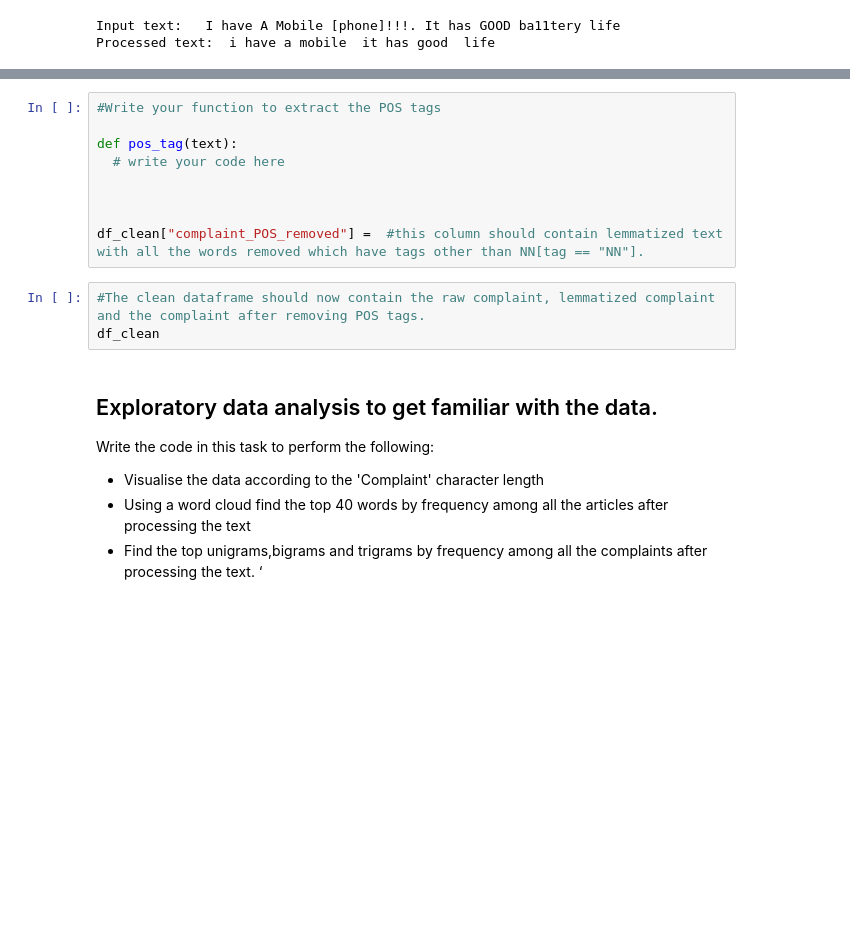
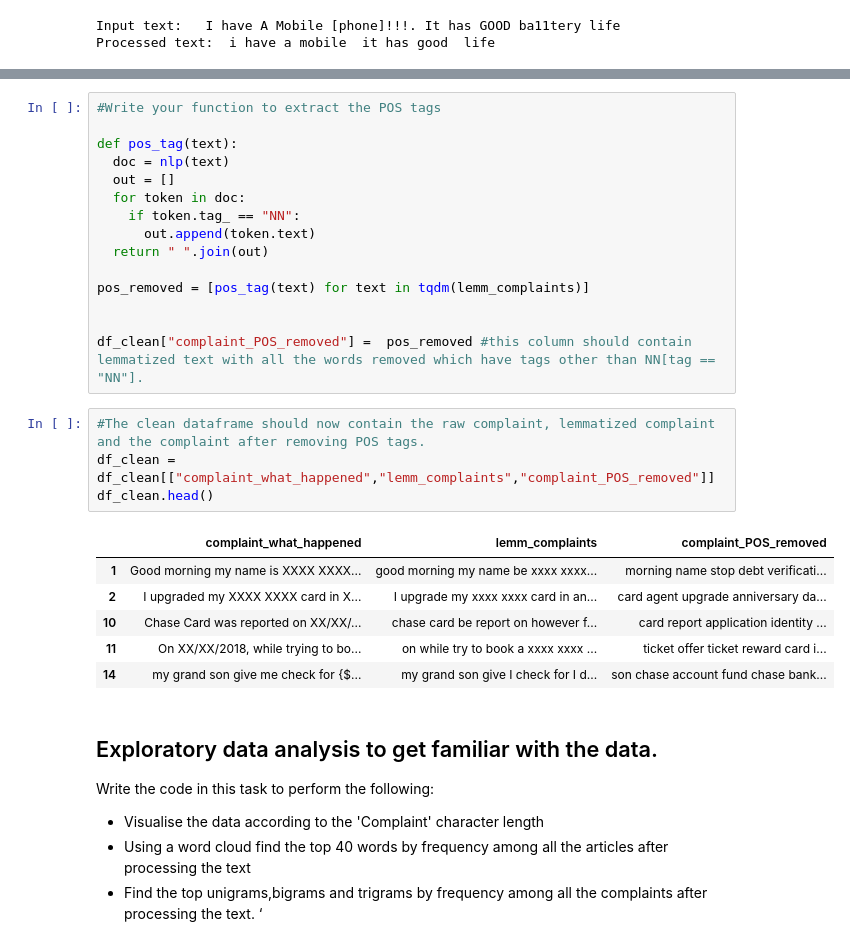
Before and after one commit to karthickchetti/Automatic_Ticket_Classification-NLP-Topic-Modelling, a Jupyter notebook: Automatic_Ticket_Classification_Assignment.ipynb, the cells around one changed output, grey strips where cells are left out. Saved outputs shown, nothing was run; the diff lists cells and outputs as text; blank space fills up the shorter version.

```diff
--- a/Automatic_Ticket_Classification_Assignment.ipynb
+++ b/Automatic_Ticket_Classification_Assignment.ipynb
@@ -169,14 +185,28 @@ df_clean
 #Write your function to extract the POS tags
 
 def pos_tag(text):
-  # write your code here
+  doc = nlp(text)
+  out = []
+  for token in doc:
+    if token.tag_ == "NN":
+      out.append(token.text)
+  return " ".join(out)
+
+pos_removed = [pos_tag(text) for text in tqdm(lemm_complaints)]
 
 
-
-df_clean["complaint_POS_removed"] =  #this column should contain lemmatized text with all the words removed which have tags other than NN[tag == "NN"].
+df_clean["complaint_POS_removed"] =  pos_removed #this column should contain lemmatized text with all the words removed which have tags other than NN[tag == "NN"].
 # %%
 #The clean dataframe should now contain the raw complaint, lemmatized complaint and the complaint after removing POS tags.
-df_clean
+df_clean = df_clean[["complaint_what_happened","lemm_complaints","complaint_POS_removed"]]
+df_clean.head()
+# %% [output]
+|  | complaint_what_happened | lemm_complaints | complaint_POS_removed |
+| 1 | Good morning my name is XXXX XXXX... | good morning my name be xxxx xxxx... | morning name stop debt verificati... |
+| 2 | I upgraded my XXXX XXXX card in X... | I upgrade my xxxx xxxx card in an... | card agent upgrade anniversary da... |
+| 10 | Chase Card was reported on XX/XX/... | chase card be report on however f... | card report application identity ... |
+| 11 | On XX/XX/2018, while trying to bo... | on while try to book a xxxx xxxx ... | ticket offer ticket reward card i... |
+| 14 | my grand son give me check for {$... | my grand son give I check for I d... | son chase account fund chase bank... |
 # %% [markdown]
 ## Exploratory data analysis to get familiar with the data.
 
```
Also changed, not shown: parts of 5 cells of this notebook, 1 other file.
